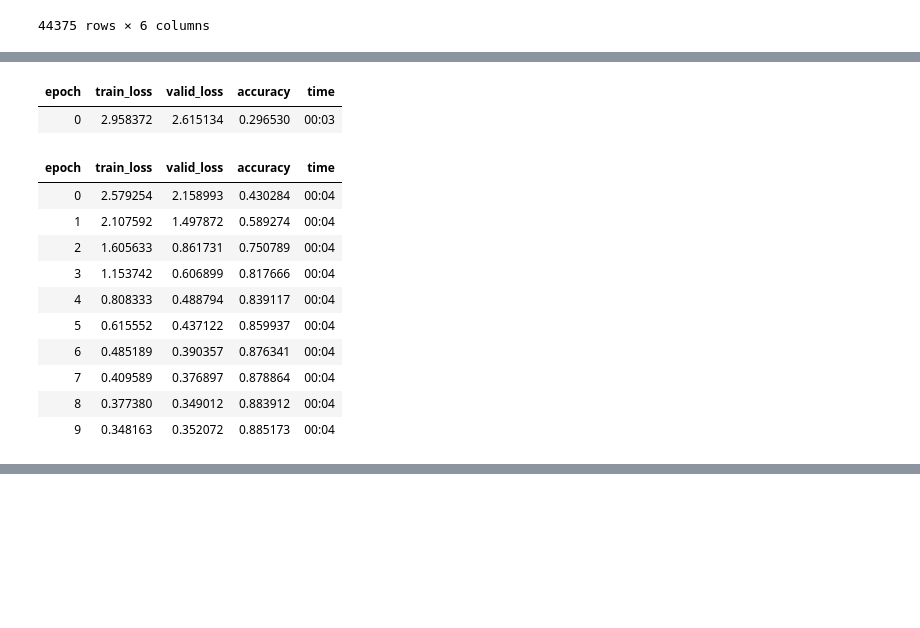
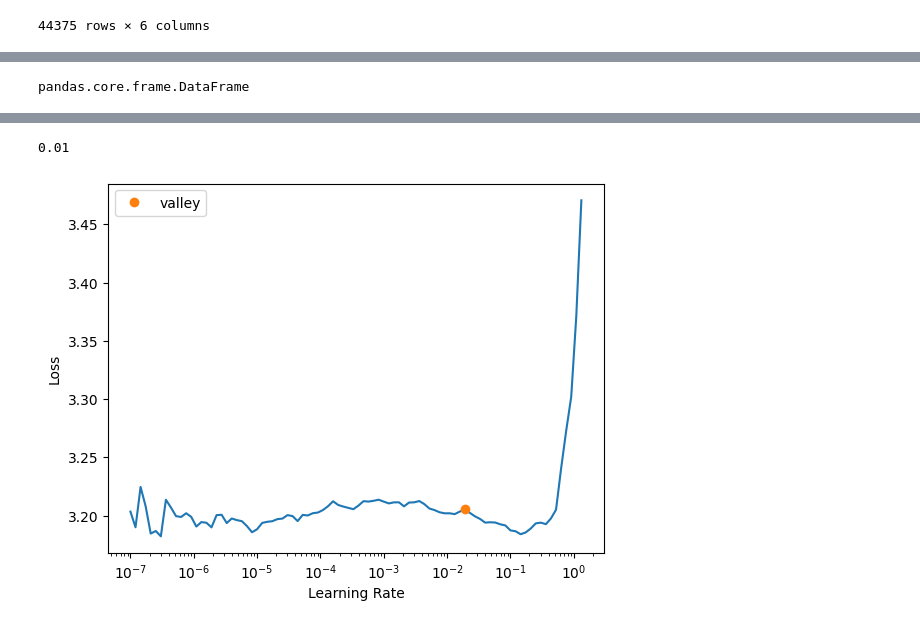
Before and after one commit to ljkeller/DunderQueryin, a Jupyter notebook: test_training_oversampling.ipynb, the cells around one changed output, grey strips where cells are left out. Drawn from its saved outputs; the diff is of its cells as text; code cells hidden in the pictures; blank space fills up the shorter version.

```diff
--- a/test_training_oversampling.ipynb
+++ b/test_training_oversampling.ipynb
@@ -105,17 +101,10 @@ dls.show_batch()
+# %%
+type(dls.train.items)
+# %% [output]
+pandas.core.frame.DataFrame
 # %%
 learner = text_classifier_learner(dls, AWD_LSTM, drop_mult=0.75, metrics=accuracy)
-learner.fine_tune(10, 1e-2)
+learner.lr_find()
+# learner.fine_tune(10, 1e-2)
+suggestedLR = 1e-2
 # %% [output]
-| epoch | train_loss | valid_loss | accuracy | time |
-| 0 | 2.958372 | 2.615134 | 0.296530 | 00:03 |
-| epoch | train_loss | valid_loss | accuracy | time |
-| 0 | 2.579254 | 2.158993 | 0.430284 | 00:04 |
-| 1 | 2.107592 | 1.497872 | 0.589274 | 00:04 |
-| 2 | 1.605633 | 0.861731 | 0.750789 | 00:04 |
-| 3 | 1.153742 | 0.606899 | 0.817666 | 00:04 |
-| 4 | 0.808333 | 0.488794 | 0.839117 | 00:04 |
-| 5 | 0.615552 | 0.437122 | 0.859937 | 00:04 |
-| 6 | 0.485189 | 0.390357 | 0.876341 | 00:04 |
-| 7 | 0.409589 | 0.376897 | 0.878864 | 00:04 |
-| 8 | 0.377380 | 0.349012 | 0.883912 | 00:04 |
-| 9 | 0.348163 | 0.352072 | 0.885173 | 00:04 |
@@ -121,0 +112,2 @@ learner.fine_tune(10, 1e-2)
+0.01
+[figure, added]
```
Also changed, not shown: parts of 20 cells of this notebook, 1 other file.
